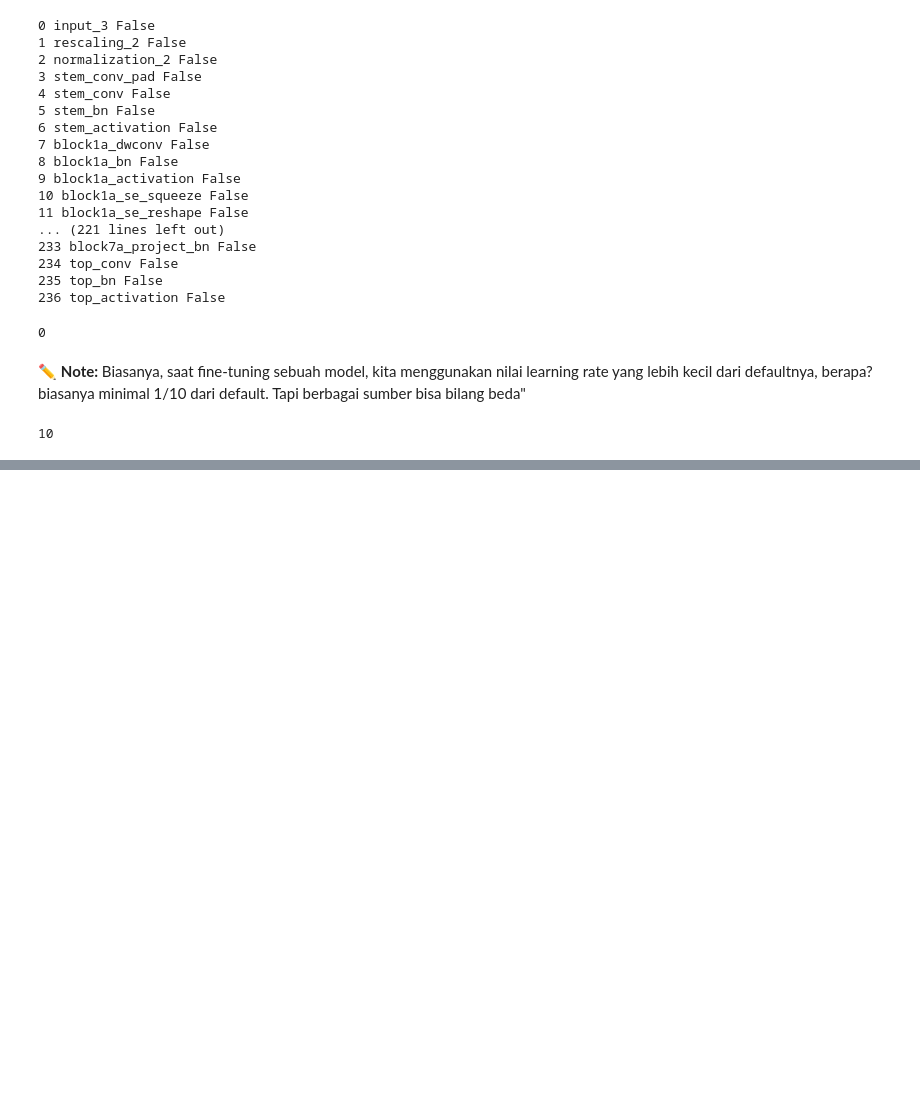
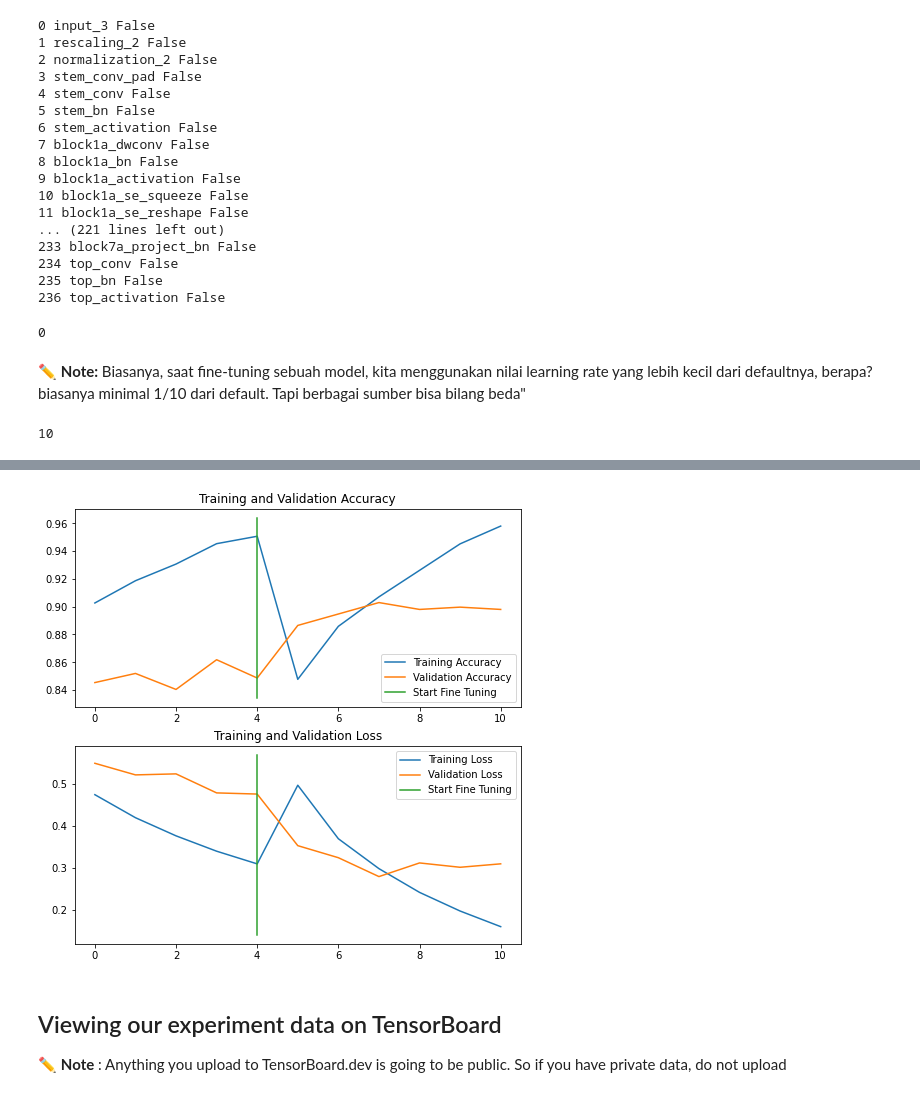
Before and after one commit to maulairfani/DataScience-Learning-Notebooks, a Jupyter notebook: 05_Transfer_Learning_Part_2_Fine_tuning.ipynb, the cells around one changed output, grey strips where cells are left out. Saved outputs shown, nothing was run; the diff lists cells and outputs as text; code cells hidden in the pictures; blank space fills up the shorter version.

```diff
--- a/05_Transfer_Learning_Part_2_Fine_tuning.ipynb
+++ b/05_Transfer_Learning_Part_2_Fine_tuning.ipynb
@@ -988,0 +1032,10 @@ compare_history(history_model_2,
+# %%
+# Setup data input
+import tensorflow as tf
+IMG_SIZE = (224, 224)
+train_data_10_classes_full = tf.keras.preprocessing.image_dataset_from_directory(train_dir_all_data,
+                                                                                label_mode="categorical",
+                                                                                image_size=IMG_SIZE)
+test_data = tf.keras.preprocessing.image_dataset_from_directory(test_dir,
+                                                               label_mode="categorical",
+                                                               image_size=IMG_SIZE)
@@ -988,0 +1061,4 @@ compare_history(history_model_2,
+# %%
+# Load weights from checkpoint, that way we can fine-tune from
+# the same stage the 10 percent data model was fine-tuned from
+model_2.load_weights(checkpoint_path)
@@ -988,0 +1117,16 @@ compare_history(history_model_2,
+# %%
+# Compile
+model_2.compile(loss="categorical_crossentropy",
+               optimizer=tf.keras.optimizers.Adam(learning_rate=0.0001), # JANGAN LUPA
+               metrics=["accuracy"])
+# %%
+# Continue to train and fine-tune the model to our data (100% of training data)
+fine_tune_epochs = initial_epochs + 5
+
+history_fine_10_classes_full = model_2.fit(train_data_10_classes_full,
+                                          epochs=fine_tune_epochs,
+                                          validation_data=test_data,
+                                          validation_steps=int(len(test_data) * .25),
+                                          initial_epoch = history_model_2.epoch[-1],
+                                          callbacks=[create_tensorboard_callback(dir_name="transfer_learning",
+                                                                                experiment_name="full_10_classes_fine_tune_last_10")])
@@ -988,0 +1174,11 @@ compare_history(history_model_2,
+# %%
+# How did fine-tuning go with more data?
+compare_history(original_history=history_model_2,
+               new_history=history_fine_10_classes_full,
+               initial_epochs=5)
+# %% [output]
+[figure, added]
+# %% [markdown]
+## Viewing our experiment data on TensorBoard
+
+✏️ **Note** : Anything you upload to TensorBoard.dev is going to be public. So if you have private data, do not upload
```
Also changed, not shown: parts of 46 cells of this notebook.
